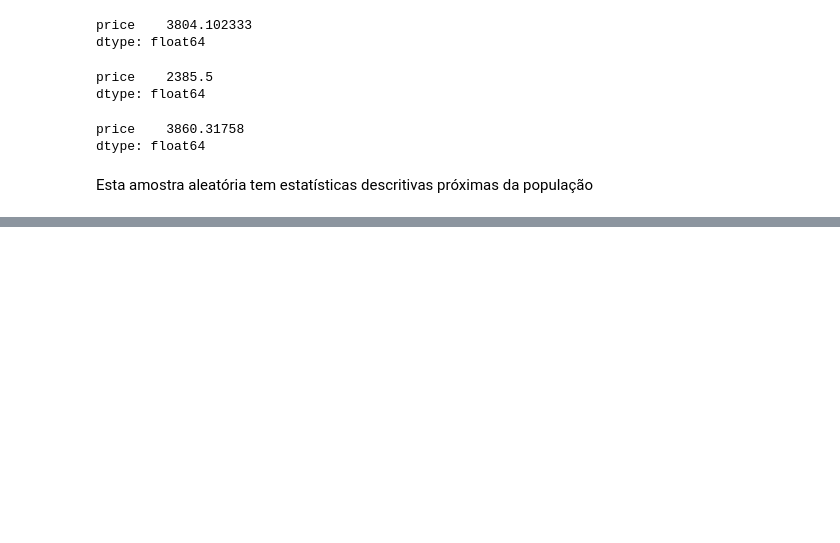
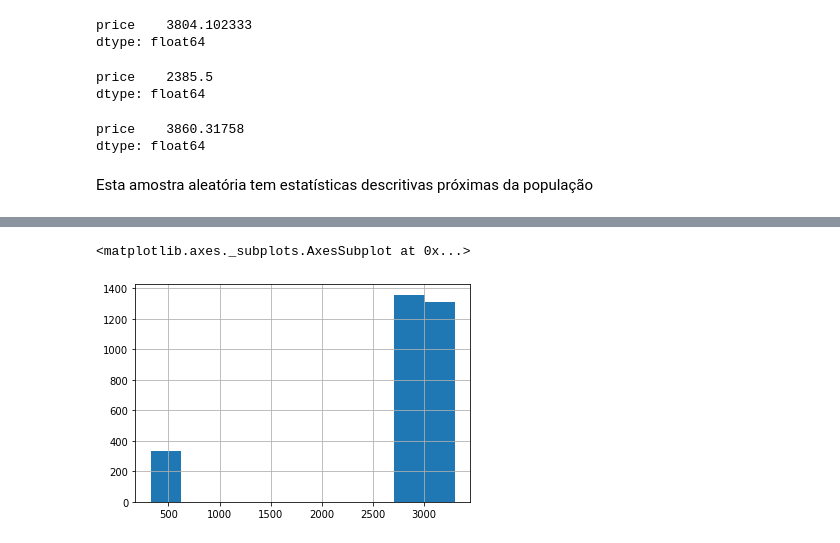
Before and after one commit to raphaelmoda/FIAP_Big_Data_Science, a Jupyter notebook: FIAP_BigData_AULA_02.ipynb, the cells around one changed output, grey strips where cells are left out. Drawn from its saved outputs; the diff is of its cells as text; code cells hidden in the pictures; blank space fills up the shorter version.

```diff
--- a/FIAP_BigData_AULA_02.ipynb
+++ b/FIAP_BigData_AULA_02.ipynb
@@ -118,0 +126,5 @@ Esta amostra aleatória tem estatísticas descritivas próximas da população
+# %%
+a1["price"].hist()
+# %% [output]
+<matplotlib.axes._subplots.AxesSubplot at 0x...>
+[figure, added]
```
Also changed, not shown: parts of 8 cells of this notebook.
